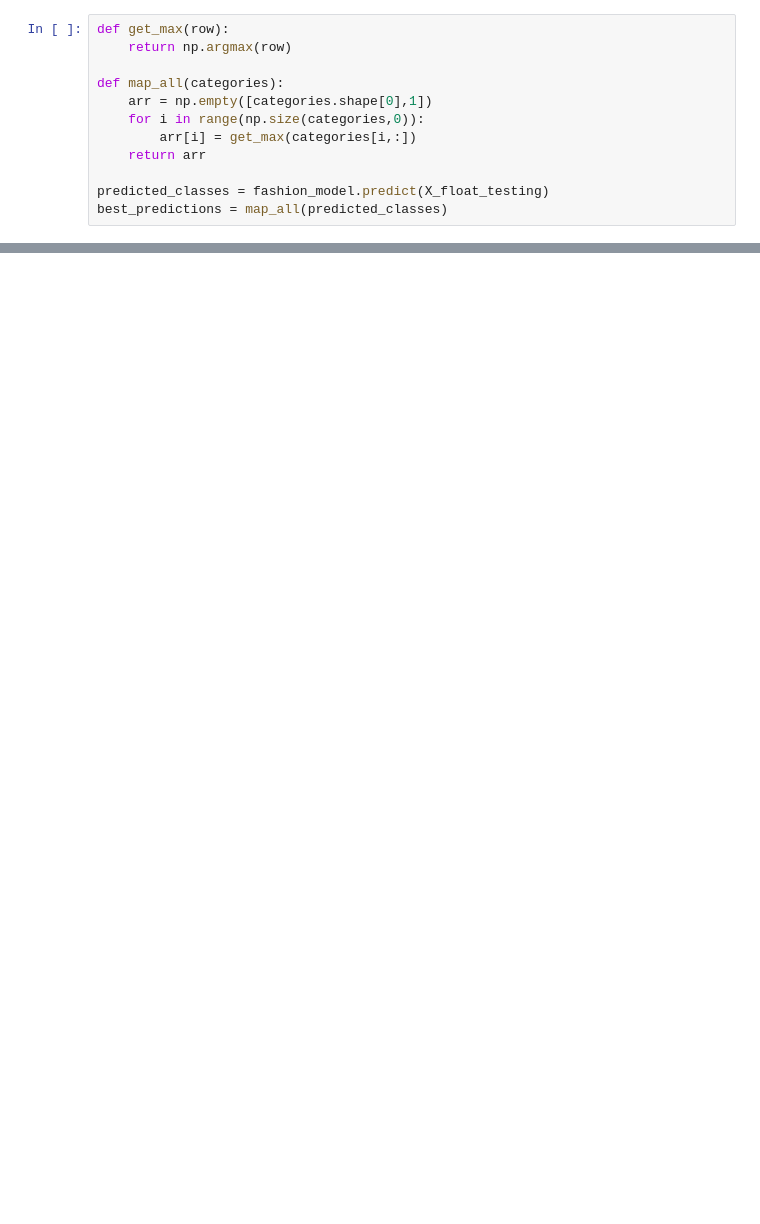
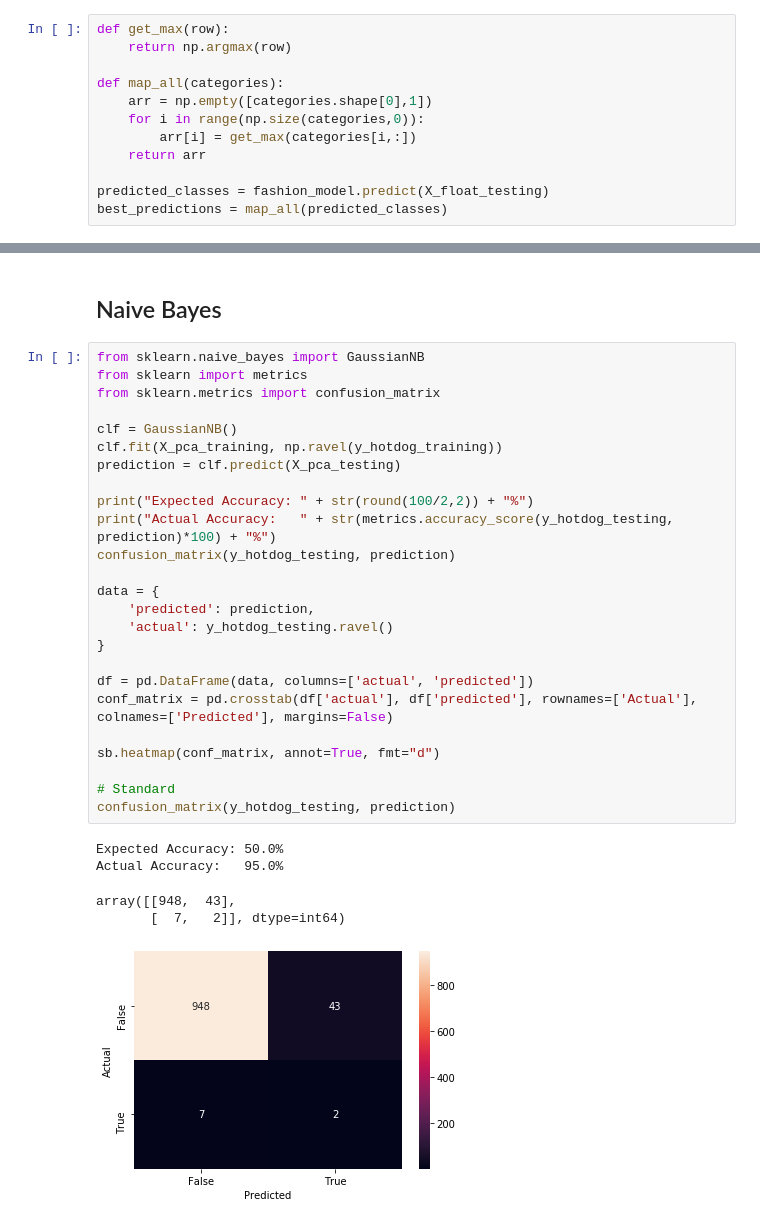
Before and after one commit to 1Bishop/ML-Final-Assignment, a Jupyter notebook: ML - Final Assignment.ipynb, the cells around one changed output, grey strips where cells are left out. Cells and saved outputs as stored; diff of their text form; blank space fills up the shorter version.

Commit message:
Updated with Hotdog / No Hotdog

```diff
--- a/ML - Final Assignment.ipynb
+++ b/ML - Final Assignment.ipynb
@@ -650,0 +707,33 @@ displayImages(X_float_training, to_bool(decode_all(best_predictions)))
+# %% [markdown]
+## Naive Bayes
+# %%
+from sklearn.naive_bayes import GaussianNB
+from sklearn import metrics
+from sklearn.metrics import confusion_matrix
+
+clf = GaussianNB()
+clf.fit(X_pca_training, np.ravel(y_hotdog_training))
+prediction = clf.predict(X_pca_testing)
+
+print("Expected Accuracy: " + str(round(100/2,2)) + "%")
+print("Actual Accuracy:   " + str(metrics.accuracy_score(y_hotdog_testing, prediction)*100) + "%")
+confusion_matrix(y_hotdog_testing, prediction)
+
+data = {
+    'predicted': prediction,
+    'actual': y_hotdog_testing.ravel()
+}
+
+df = pd.DataFrame(data, columns=['actual', 'predicted'])
+conf_matrix = pd.crosstab(df['actual'], df['predicted'], rownames=['Actual'], colnames=['Predicted'], margins=False)
+
+sb.heatmap(conf_matrix, annot=True, fmt="d")
+
+# Standard
+confusion_matrix(y_hotdog_testing, prediction)
+# %% [output]
+Expected Accuracy: 50.0%
+Actual Accuracy:   95.0%
+array([[948,  43],
+       [  7,   2]], dtype=int64)
+[figure, added]
```
Also changed, not shown: parts of 19 cells of this notebook.
